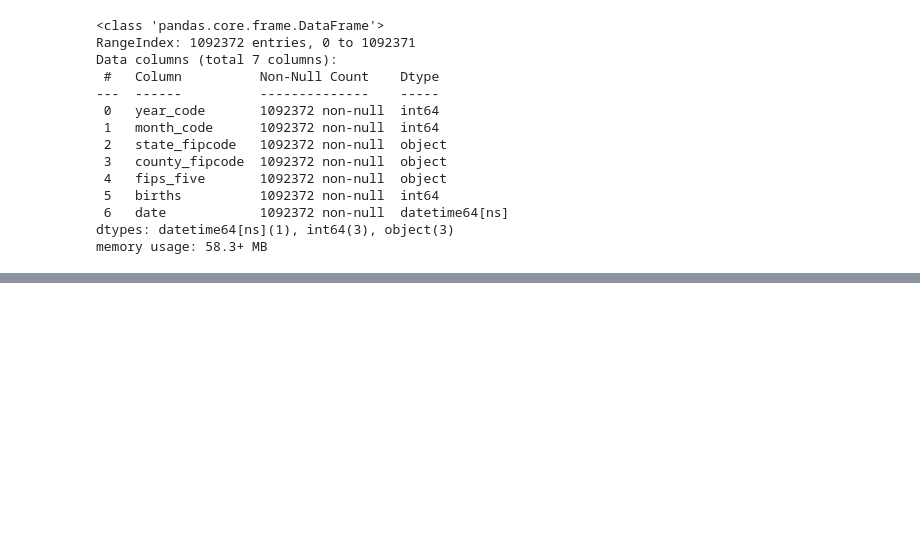
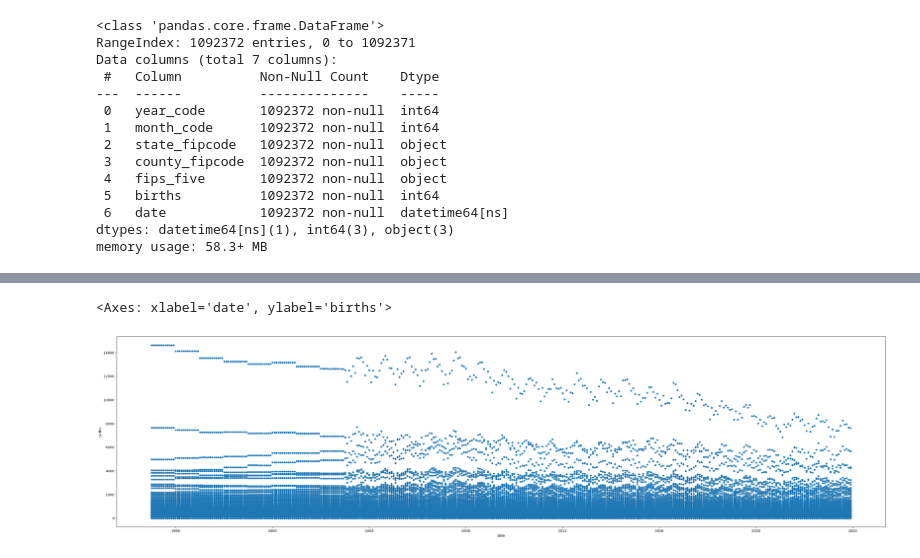
Before and after one commit to Caprikey/WGU_D497_Project_1, a Jupyter notebook: notebooks/data_analysis_main.ipynb, the cells around one changed output, grey strips where cells are left out. Saved outputs shown, nothing was run; the diff lists cells and outputs as text; code cells hidden in the pictures; blank space fills up the shorter version.

```diff
--- a/notebooks/data_analysis_main.ipynb
+++ b/notebooks/data_analysis_main.ipynb
@@ -525,2 +544,6 @@ time_series_births_agg_df.sample(15)
 # %%
-time_series_births_df.plot.scatter(figsize=(10, 20), x='date', y='births', )
+# Creating scatter plot
+time_series_births_df.plot.scatter(figsize=(40, 10), x='date', y='births')
+# %% [output]
+<Axes: xlabel='date', ylabel='births'>
+[figure, added]
```
Also changed, not shown: parts of 24 cells of this notebook, 3 other files.
